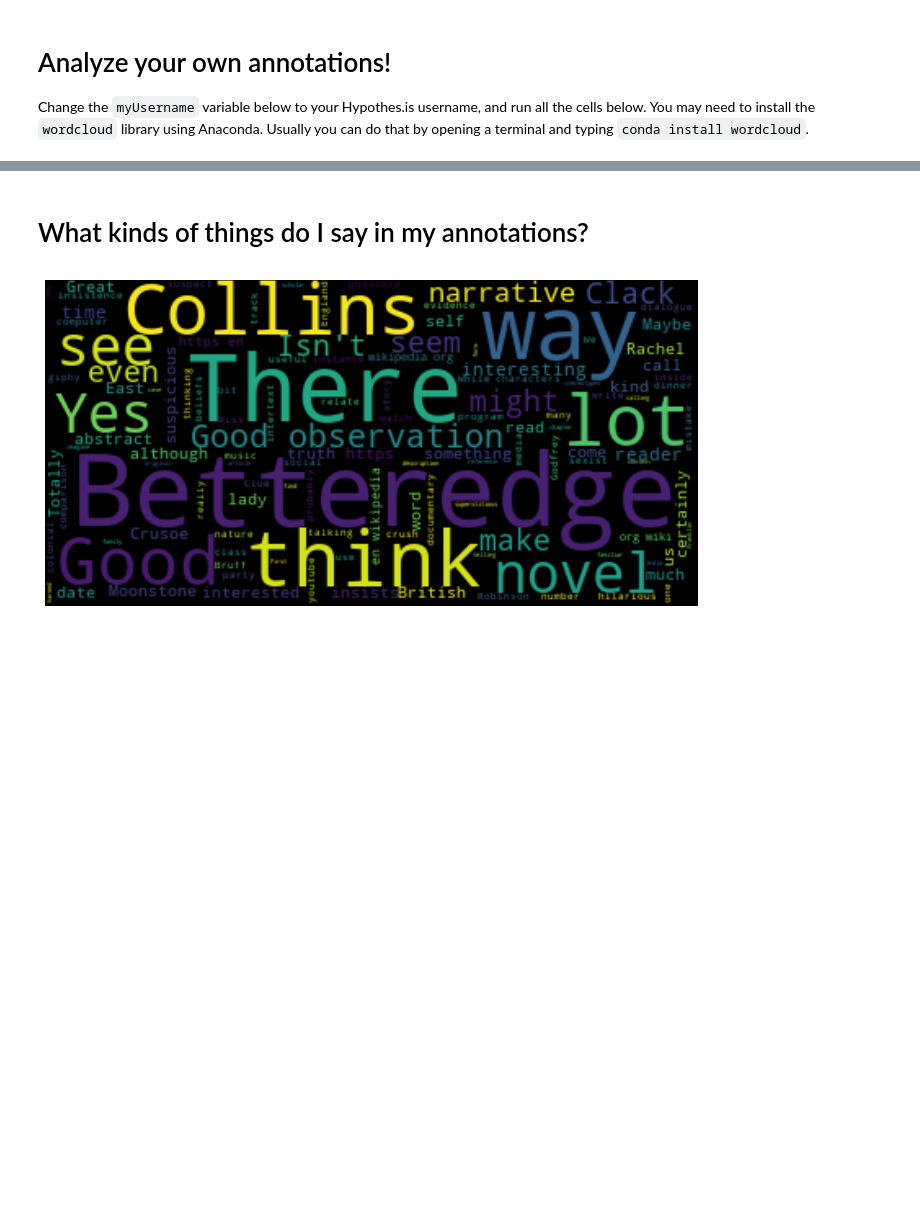
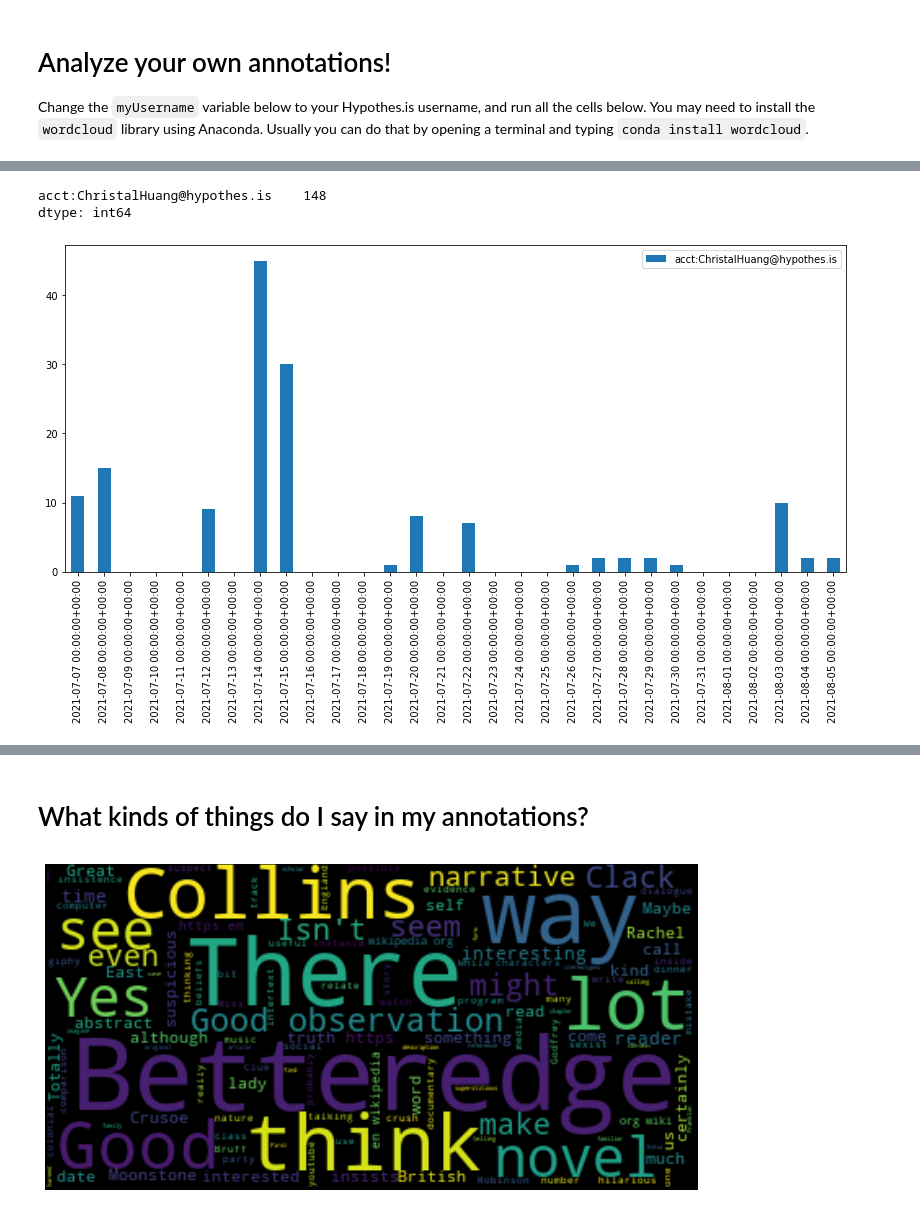
Before and after one commit to JonathanReeve/course-computational-literary-analysis, a Jupyter notebook: Meta/annotation-analysis.ipynb, the cells around one changed output, grey strips where cells are left out. Drawn from its saved outputs; the diff is of its cells as text; code cells hidden in the pictures; blank space fills up the shorter version.

```diff
--- a/Meta/annotation-analysis.ipynb
+++ b/Meta/annotation-analysis.ipynb
@@ -14,32 +14,3 @@ import collections
 plt.rcParams['figure.figsize'] = [14,6]
 # %%
 myUsername = "JonathanReeve"
-# %%
-textUrl = 'https://icla2021.jonreeve.com/texts/moonstone.html'
-def getUsers(offset=0):
-    """ Gets a list of users who have annotated *The Moonstone*."""
-    params = {'url': textUrl,
-              'limit': 200,
-              'offset': offset}
-    response = requests.get('https://hypothes.is/api/search', params=params)
-    if response.ok:
-        parsed = json.loads(response.text)
-        users = list(set([row['user'] for row in parsed['rows']]))
-        return users
-    else:
-        print('Response not OK!')
-        return response
-# %%
-def getUserAnnotations(user, offset=0):
-    """ Get all annotations, including metadata, for a user. """
-    params = { 'url': textUrl,
-               'user': user,
-              'limit': 100,
-              'offset': offset}
-    response = requests.get('https://hypothes.is/api/search', params=params)
-    if response.ok:
-        parsed = json.loads(response.text)
-        return parsed
-    else:
-        print('Response not OK!')
-        return response
@@ -55,6 +84,0 @@ def plotTimes(label, rows):
-# %%
-def plotUser(username):
-    page = getUserAnnotations(username)
-    rows = page['rows']
-    df = plotTimes(username, rows)
-    return df
@@ -77,0 +104,6 @@ def makeWordCloud(username):
+# %%
+plotUser(users[0]).sum()
+# %% [output]
+acct:ChristalHuang@hypothes.is    148
+dtype: int64
+[figure, added]
```
Also changed, not shown: parts of 7 cells of this notebook.
